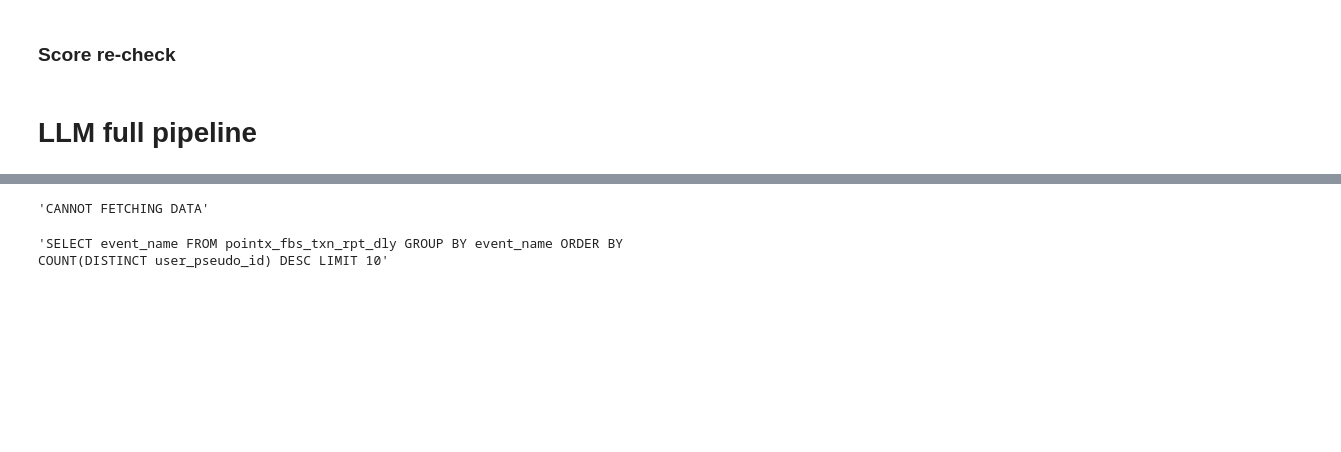
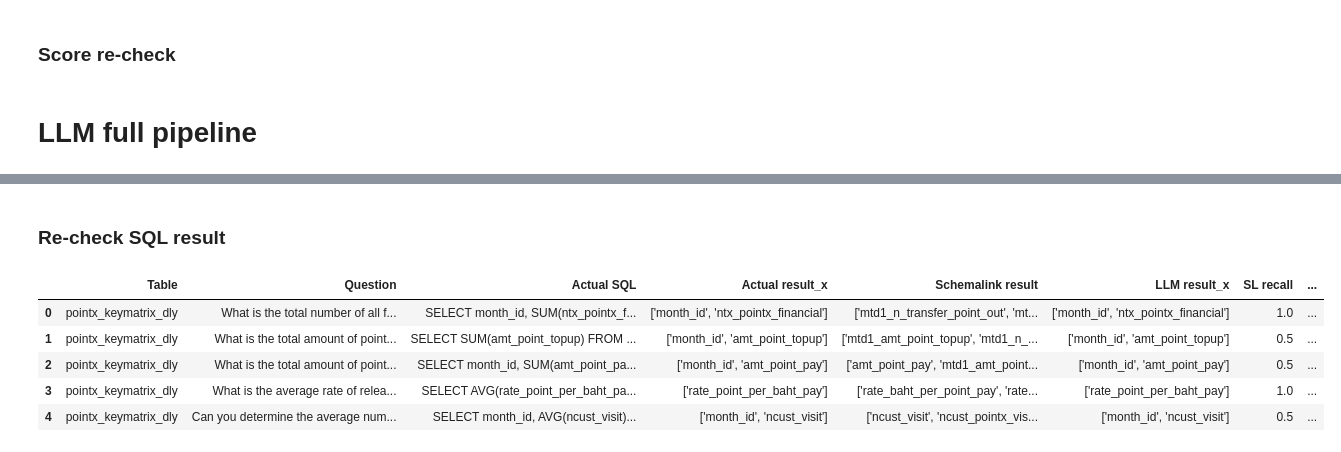
Before and after one commit to ThanawatTP/ChatQ, a Jupyter notebook: Experiments/rag_schemalink.ipynb, the cells around one changed output, grey strips where cells are left out. Saved outputs shown, nothing was run; the diff lists cells and outputs as text; code cells hidden in the pictures; blank space fills up the shorter version.

```diff
--- a/Experiments/rag_schemalink.ipynb
+++ b/Experiments/rag_schemalink.ipynb
@@ -886,8 +861,12 @@ merged_df.to_excel('EXP_LLM_SQLresult.xlsx', index=False)
-# %%
-query_pointx_db('SELECT COUNT(DISTINCT user_pseudo_id) FROM pointx_fbs_rpt_dly WHERE MONTH(event_date) = 5')
-# %% [output]
-'CANNOT FETCHING DATA'
-# %%
-row['Actual SQL'].replace('\xa0', "")
-# %% [output]
-'SELECT event_name FROM pointx_fbs_txn_rpt_dly GROUP BY event_name ORDER BY COUNT(DISTINCT user_pseudo_id) DESC LIMIT 10'
+# %% [markdown]
+### Re-check SQL result
+# %%
+check_df = pd.read_excel('EXP_LLM_SQLresult.xlsx')
+check_df.head()
+# %% [output]
+|  | Table | Question | Actual SQL | Actual result_x | Schemalink result | LLM result_x | SL recall | ... |
+| 0 | pointx_keymatrix_dly | What is the total number of all f... | SELECT month_id, SUM(ntx_pointx_f... | ['month_id', 'ntx_pointx_financial'] | ['mtd1_n_transfer_point_out', 'mt... | ['month_id', 'ntx_pointx_financial'] | 1.0 | ... |
+| 1 | pointx_keymatrix_dly | What is the total amount of point... | SELECT SUM(amt_point_topup) FROM ... | ['month_id', 'amt_point_topup'] | ['mtd1_amt_point_topup', 'mtd1_n_... | ['month_id', 'amt_point_topup'] | 0.5 | ... |
+| 2 | pointx_keymatrix_dly | What is the total amount of point... | SELECT month_id, SUM(amt_point_pa... | ['month_id', 'amt_point_pay'] | ['amt_point_pay', 'mtd1_amt_point... | ['month_id', 'amt_point_pay'] | 0.5 | ... |
+| 3 | pointx_keymatrix_dly | What is the average rate of relea... | SELECT AVG(rate_point_per_baht_pa... | ['rate_point_per_baht_pay'] | ['rate_baht_per_point_pay', 'rate... | ['rate_point_per_baht_pay'] | 1.0 | ... |
+| 4 | pointx_keymatrix_dly | Can you determine the average num... | SELECT month_id, AVG(ncust_visit)... | ['month_id', 'ncust_visit'] | ['ncust_visit', 'ncust_pointx_vis... | ['month_id', 'ncust_visit'] | 0.5 | ... |
```
Also changed, not shown: parts of 8 cells of this notebook, 2 other files.
